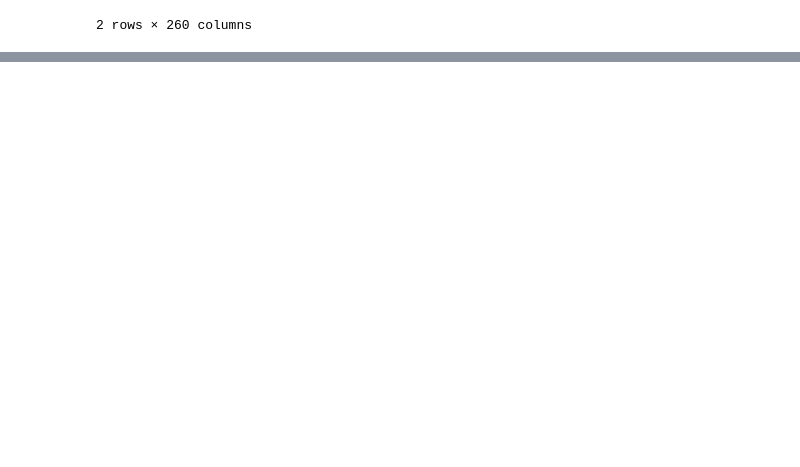
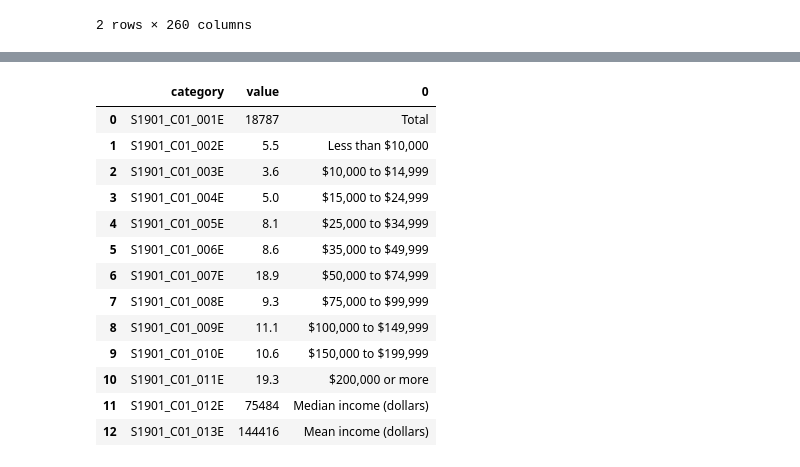
Before and after one commit to Adam-Krull/know-thy-neighbor, a Jupyter notebook: census-api-calls.ipynb, the cells around one changed output, grey strips where cells are left out. Cells and saved outputs as stored; diff of their text form; code cells hidden in the pictures; blank space fills up the shorter version.

Commit message:
pull additional data

```diff
--- a/census-api-calls.ipynb
+++ b/census-api-calls.ipynb
@@ -79,0 +185,3 @@ url_s1901 = 'https://api.census.gov/data/2019/acs/acs1/subject?get=NAME,group(S1
+# %%
+df_5y_house = df_5y_house.iloc[:-3]
+df_5y_house
@@ -79,0 +203,3 @@ url_s1901 = 'https://api.census.gov/data/2019/acs/acs1/subject?get=NAME,group(S1
+# %%
+label_list = df_5y_house['category'].tolist()
+label_list
@@ -79,0 +220,16 @@ url_s1901 = 'https://api.census.gov/data/2019/acs/acs1/subject?get=NAME,group(S1
+# %%
+label_url = 'https://api.census.gov/data/2020/acs/acs5/subject/variables/'
+
+final_labels = []
+
+for label in label_list:
+
+    url = label_url + label + '.json'
+
+    response = get(url)
+
+    content = response.json()
+
+    final_labels.append(content['label'].split('!!')[-1])
+
+final_labels
@@ -79,0 +267,3 @@ url_s1901 = 'https://api.census.gov/data/2019/acs/acs1/subject?get=NAME,group(S1
+# %%
+df_5y_house.reset_index(inplace=True, drop=True)
+df_5y_house
@@ -79,0 +285,21 @@ url_s1901 = 'https://api.census.gov/data/2019/acs/acs1/subject?get=NAME,group(S1
+# %%
+label_series = pd.Series(final_labels)
+
+df_5y_label = pd.concat([df_5y_house, label_series], axis=1)
+
+df_5y_label
+# %% [output]
+|  | category | value | 0 |
+| 0 | S1901_C01_001E | 18787 | Total |
+| 1 | S1901_C01_002E | 5.5 | Less than $10,000 |
+| 2 | S1901_C01_003E | 3.6 | $10,000 to $14,999 |
+| 3 | S1901_C01_004E | 5.0 | $15,000 to $24,999 |
+| 4 | S1901_C01_005E | 8.1 | $25,000 to $34,999 |
+| 5 | S1901_C01_006E | 8.6 | $35,000 to $49,999 |
+| 6 | S1901_C01_007E | 18.9 | $50,000 to $74,999 |
+| 7 | S1901_C01_008E | 9.3 | $75,000 to $99,999 |
+| 8 | S1901_C01_009E | 11.1 | $100,000 to $149,999 |
+| 9 | S1901_C01_010E | 10.6 | $150,000 to $199,999 |
+| 10 | S1901_C01_011E | 19.3 | $200,000 or more |
+| 11 | S1901_C01_012E | 75484 | Median income (dollars) |
+| 12 | S1901_C01_013E | 144416 | Mean income (dollars) |
```
Also changed, not shown: parts of 47 cells of this notebook.
